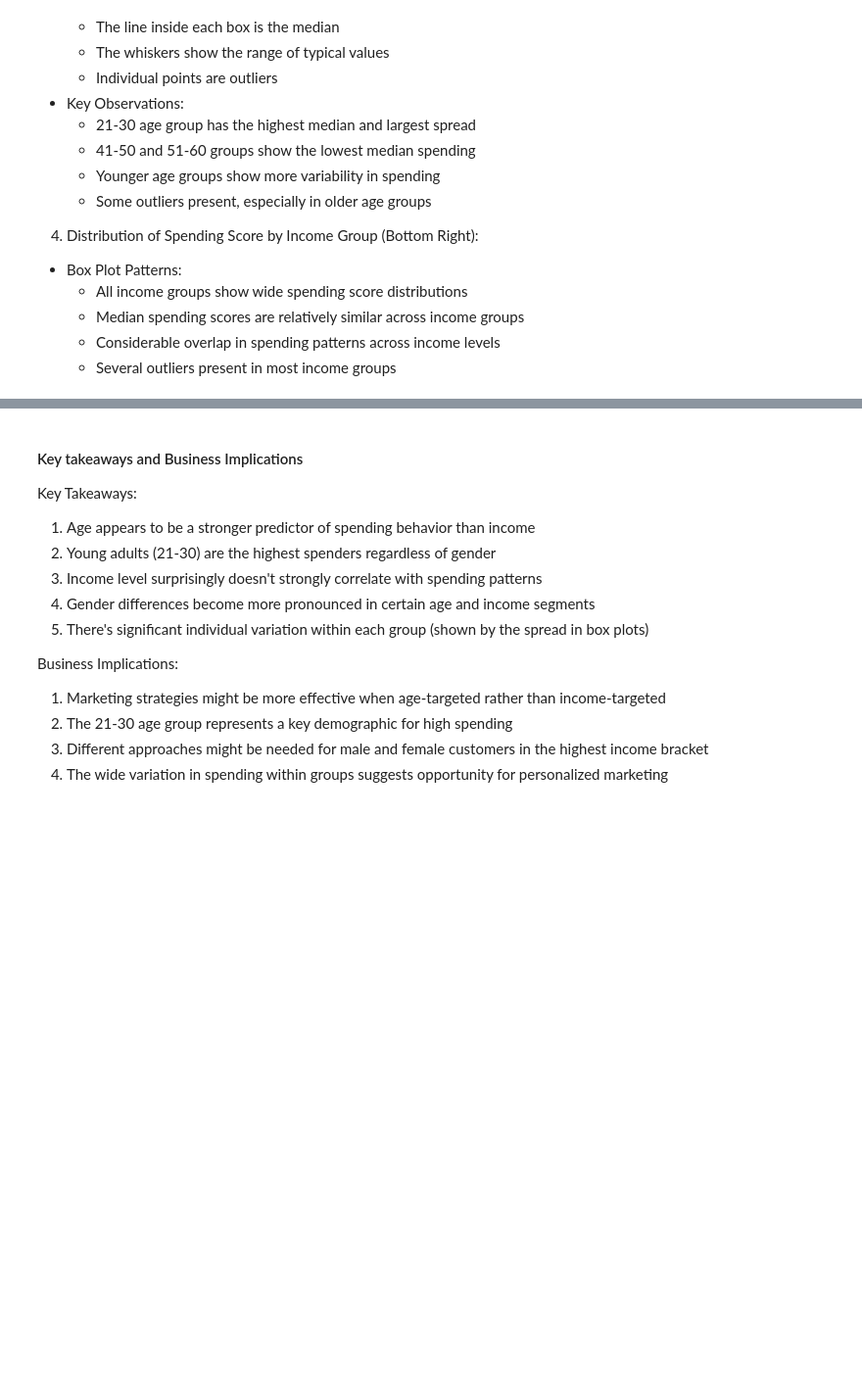
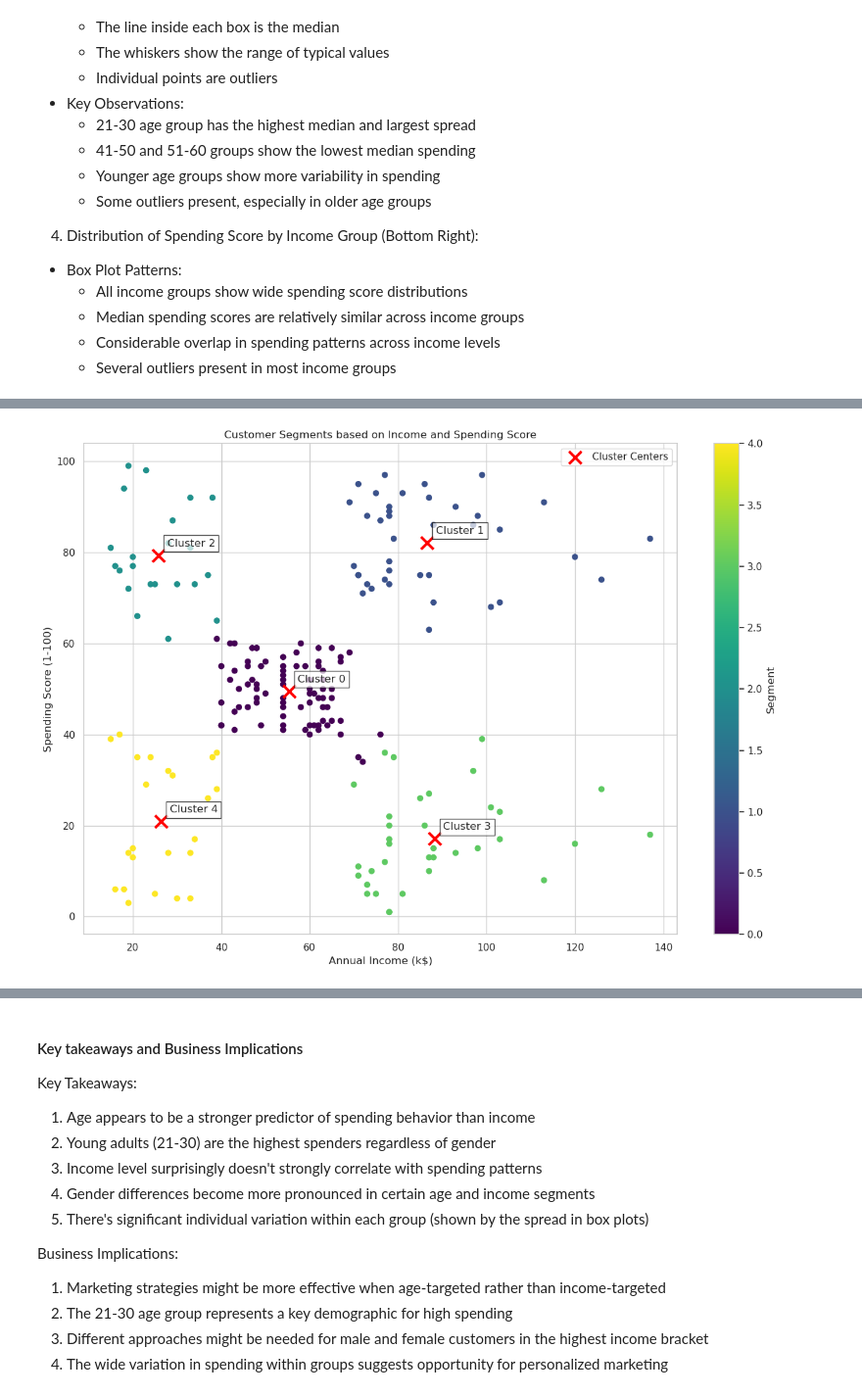
Before and after one commit to zey-2/sctp-dsai-1.3-coaching, a Jupyter notebook: notebook/1.3-coaching-assignment.ipynb, the cells around one changed output, grey strips where cells are left out. Shown at 98% size. Drawn from its saved outputs; the diff is of its cells as text; code cells hidden in the pictures; blank space fills up the shorter version.

```diff
--- a/notebook/1.3-coaching-assignment.ipynb
+++ b/notebook/1.3-coaching-assignment.ipynb
@@ -480,0 +485,78 @@ Summary Statistics by Income Group:
+# %%
+from sklearn.cluster import KMeans
+from sklearn.preprocessing import StandardScaler
+sns.set_style("whitegrid")
+sns.set_context("notebook")
+
+# Prepare data for clustering
+# 2D clustering
+X_2d = data[['Annual Income (k$)', 'Spending Score (1-100)']].values
+scaler_2d = StandardScaler()
+X_2d_scaled = scaler_2d.fit_transform(X_2d)
+
+# Apply K-means clustering (k=5 based on visible clusters in scatter plot)
+kmeans_2d = KMeans(n_clusters=5, random_state=42)
+data['Segment_2d'] = kmeans_2d.fit_predict(X_2d_scaled)
+
+# Visualize 2D segments
+plt.figure(figsize=(15, 10))
+
+# Create scatter plot
+scatter = plt.scatter(data['Annual Income (k$)'],
+                     data['Spending Score (1-100)'],
+                     c=data['Segment_2d'],
+                     cmap='viridis')
+
+# Add cluster centers with labels
+centers = scaler_2d.inverse_transform(kmeans_2d.cluster_centers_)
+plt.scatter(centers[:, 0], centers[:, 1], c='red', marker='x', s=200, linewidth=3, label='Cluster Centers')
+
+# Add annotations for each cluster center
+for i, center in enumerate(centers):
+    plt.annotate(f'Cluster {i}',
+                (center[0], center[1]),
+                xytext=(10, 10), textcoords='offset points',
+                bbox=dict(facecolor='white', edgecolor='black', alpha=0.7))
+
+plt.xlabel('Annual Income (k$)')
+plt.ylabel('Spending Score (1-100)')
+plt.title('Customer Segments based on Income and Spending Score')
+plt.colorbar(scatter, label='Segment')
+plt.legend()
+plt.show()
+
+# Print segment characteristics
+print("\n2D Segment Characteristics:")
+segment_stats = data.groupby('Segment_2d').agg({
+    'Age': ['mean', 'min', 'max'],
+    'Annual Income (k$)': ['mean', 'min', 'max'],
+    'Spending Score (1-100)': ['mean', 'min', 'max'],
+    'CustomerID': 'count'
+}).round(2)
+
+# Add descriptive labels to each cluster
+cluster_descriptions = {
+    0: "Average Income - Average Spenders",    # Purple cluster in the middle
+    1: "High Income - High Spenders",          # Dark blue cluster top right
+    2: "Low Income - High Spenders",           # Teal cluster top left
+    3: "High Income - Low Spenders",           # Green cluster bottom right
+    4: "Low Income - Low Spenders"             # Yellow cluster bottom left
+}
+
+# Print detailed segment characteristics with cluster labels
+for cluster in range(5):
+    print(f"\nCluster {cluster}: {cluster_descriptions[cluster]}")
+    print("-" * 50)
+    stats = segment_stats.iloc[cluster]
+    print(f"Number of customers: {stats[('CustomerID', 'count')]}")
+    print(f"Age: {stats[('Age', 'mean')]} (range: {stats[('Age', 'min')]}-{stats[('Age', 'max')]})")
+    print(f"Income: ${stats[('Annual Income (k$)', 'mean')]}k (range: ${stats[('Annual Income (k$)', 'min')]}k-${stats[('Annual Income (k$)', 'max')]}k)")
+    print(f"Spending Score: {stats[('Spending Score (1-100)', 'mean')]} (range: {stats[('Spending Score (1-100)', 'min')]}-{stats[('Spending Score (1-100)', 'max')]})")
+
+# Create a more detailed segment profile
+data['Cluster_Profile'] = data['Segment_2d'].map(cluster_descriptions)
+
+print("\nSegment Distribution with Profiles:")
+print(data['Cluster_Profile'].value_counts())
+# %% [output]
+[figure, added]
```
Also changed, not shown: parts of 7 cells of this notebook.
